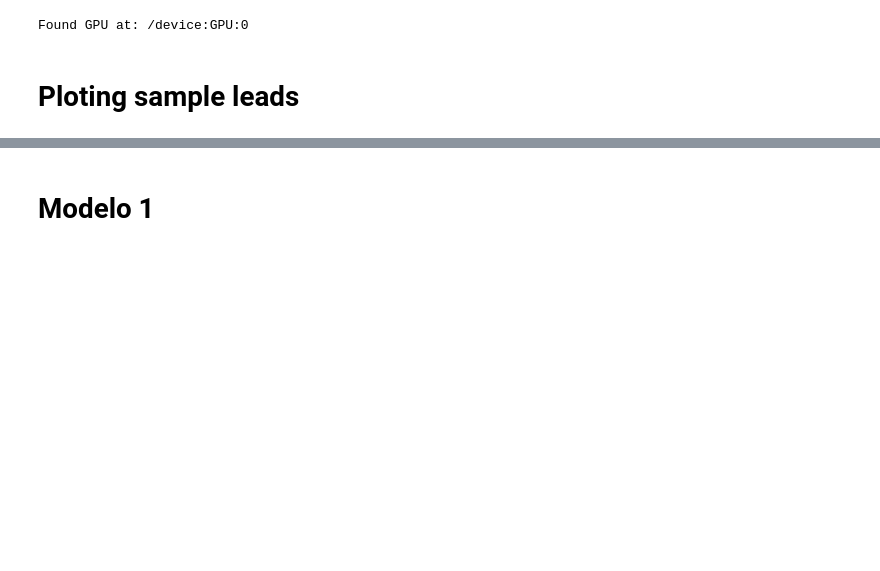
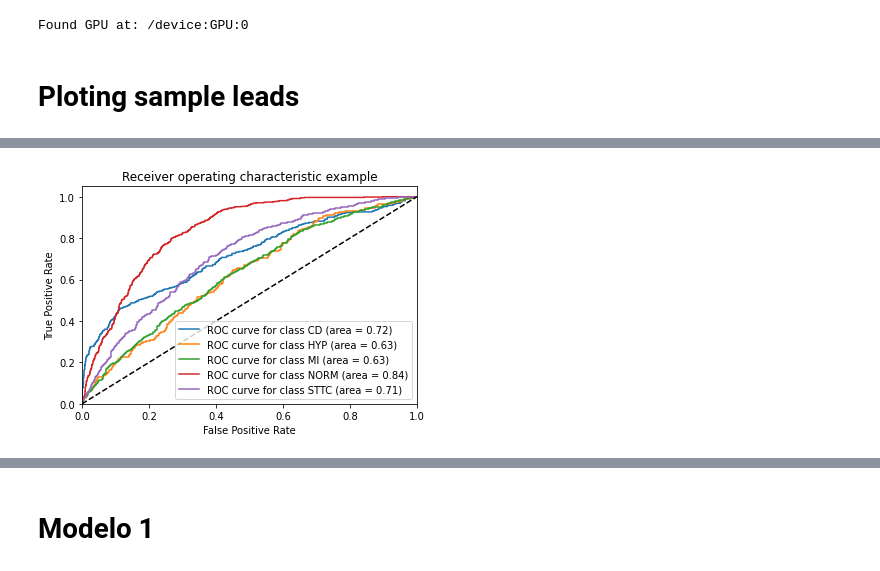
Before and after one commit to vicentbas/ia3_uv, a Jupyter notebook: ecg_full_dataframe_kaggle.ipynb, the cells around one changed output, grey strips where cells are left out. Saved outputs shown, nothing was run; the diff lists cells and outputs as text; code cells hidden in the pictures; blank space fills up the shorter version.

```diff
--- a/ecg_full_dataframe_kaggle.ipynb
+++ b/ecg_full_dataframe_kaggle.ipynb
@@ -161,0 +651,4 @@ categories = len(np.unique(y))
+# %%
+paint_roc(model,X_test,  y_test)
+# %% [output]
+[figure, added]
```
Also changed, not shown: parts of 83 cells of this notebook.
